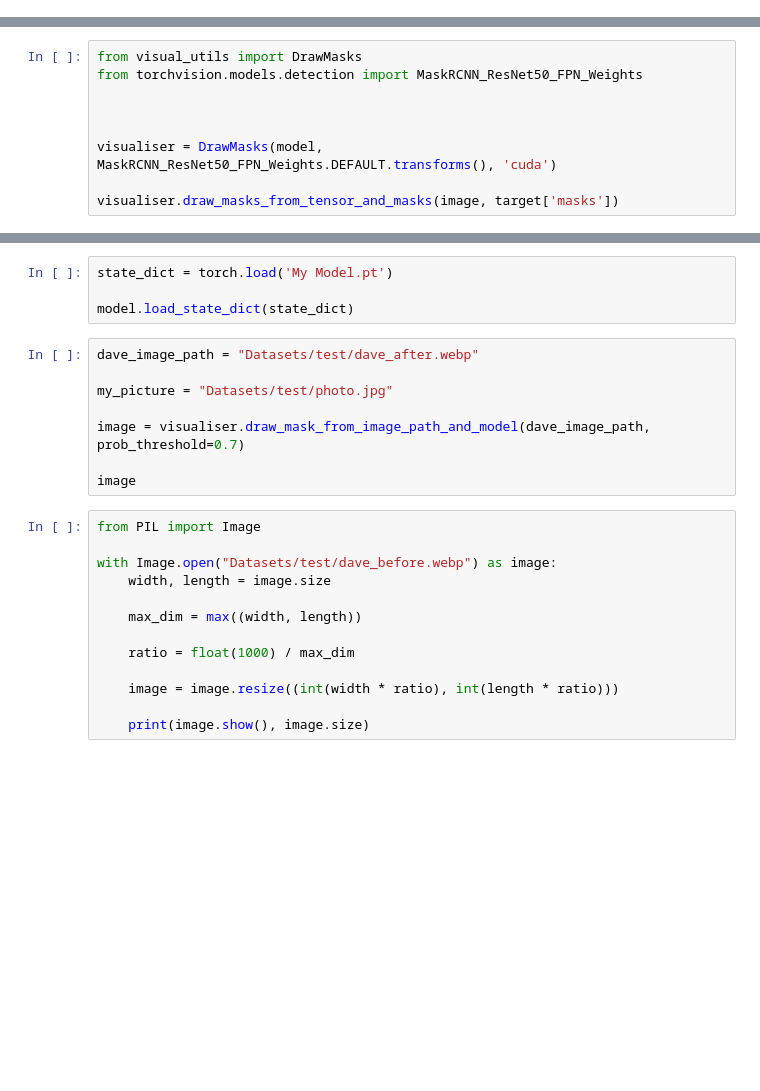
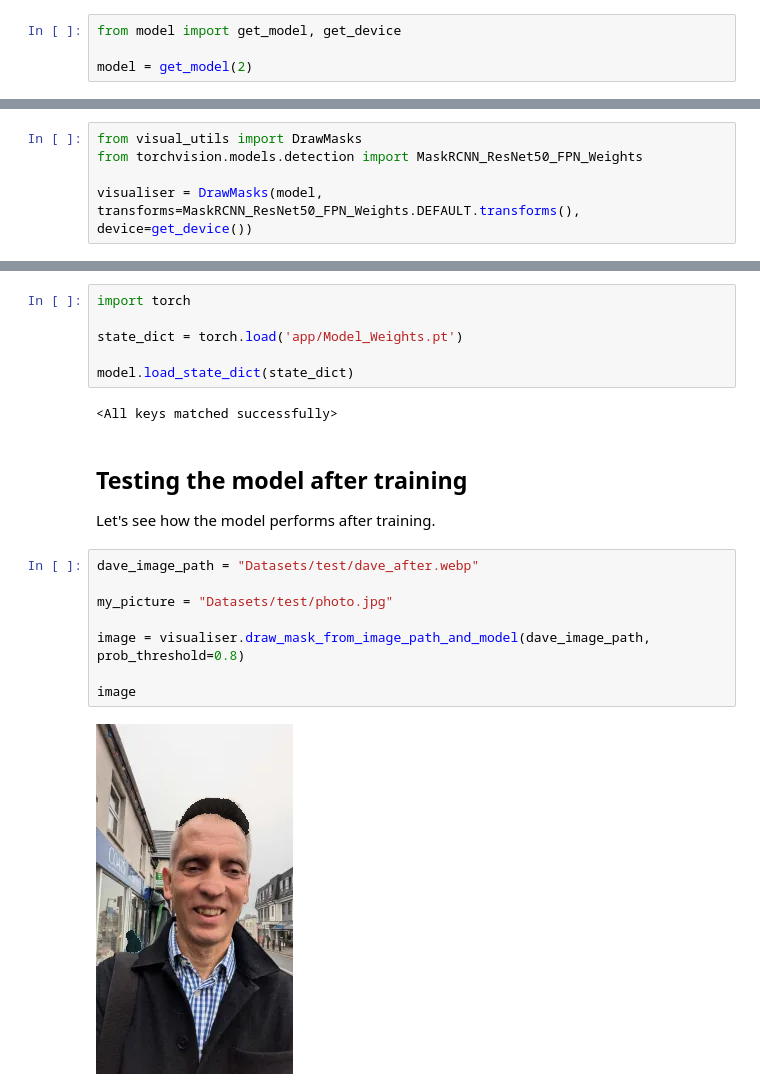
Before and after one commit to Bojack-Manhorse/Hair-Detection, a Jupyter notebook: TestBook.ipynb, the cells around one changed output, grey strips where cells are left out. Saved outputs shown, nothing was run; the diff lists cells and outputs as text; blank space fills up the shorter version.

```diff
--- a/TestBook.ipynb
+++ b/TestBook.ipynb
@@ -58,0 +5,4 @@ model.roi_heads.mask_predictor = MaskRCNNPredictor(
+# %%
+from model import get_model, get_device
+
+model = get_model(2)
@@ -60,8 +14,4 @@ model.roi_heads.mask_predictor = MaskRCNNPredictor(
 from visual_utils import DrawMasks
 from torchvision.models.detection import MaskRCNN_ResNet50_FPN_Weights
 
-
-
-visualiser = DrawMasks(model, MaskRCNN_ResNet50_FPN_Weights.DEFAULT.transforms(), 'cuda')
-
-visualiser.draw_masks_from_tensor_and_masks(image, target['masks'])
+visualiser = DrawMasks(model, transforms=MaskRCNN_ResNet50_FPN_Weights.DEFAULT.transforms(), device=get_device())
@@ -104,25 +68,22 @@ model.to(device)
 # %%
-state_dict = torch.load('My Model.pt')
+import torch
+
+state_dict = torch.load('app/Model_Weights.pt')
 
 model.load_state_dict(state_dict)
+# %% [output]
+<All keys matched successfully>
+# %% [markdown]
+## Testing the model after training
+
+Let's see how the model performs after training.
 # %%
 dave_image_path = "Datasets/test/dave_after.webp"
 
 my_picture = "Datasets/test/photo.jpg"
 
-image = visualiser.draw_mask_from_image_path_and_model(dave_image_path, prob_threshold=0.7)
+image = visualiser.draw_mask_from_image_path_and_model(dave_image_path, prob_threshold=0.8)
 
 image
+# %% [output]
+[figure, added]
-# %%
-from PIL import Image
-
-with Image.open("Datasets/test/dave_before.webp") as image:
-    width, length = image.size
-
-    max_dim = max((width, length))
-
-    ratio = float(1000) / max_dim
-
-    image = image.resize((int(width * ratio), int(length * ratio)))
-
-    print(image.show(), image.size)
```
Also changed, not shown: parts of 17 cells of this notebook, 10 other files.
